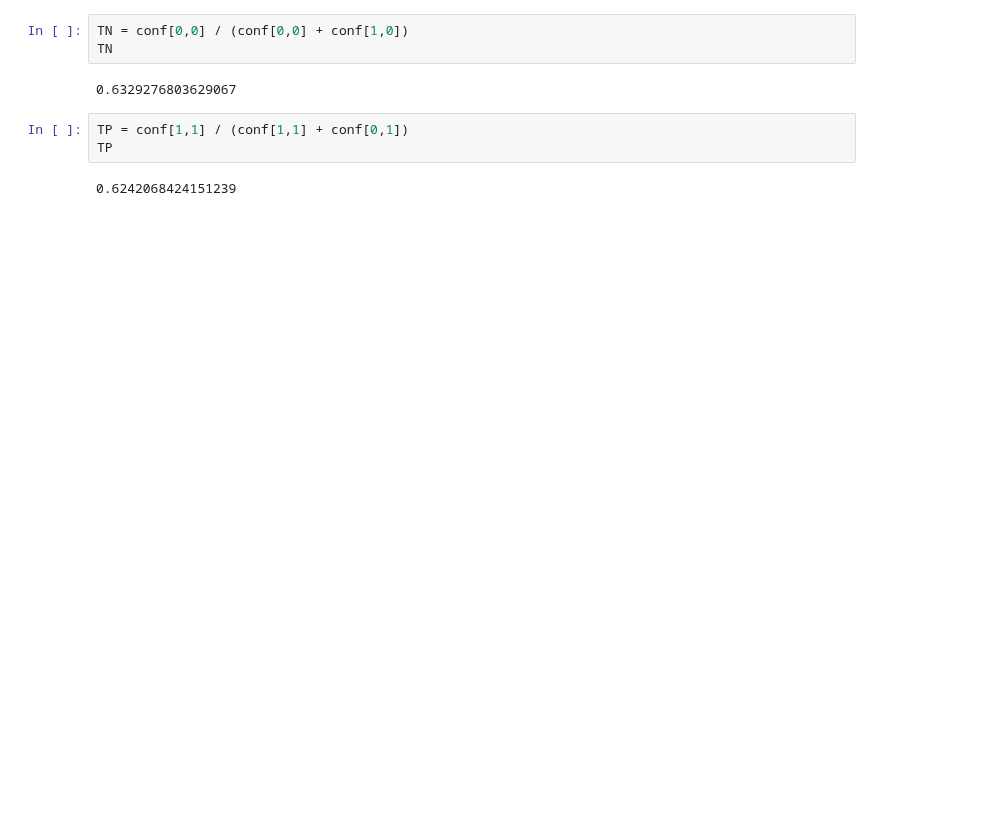
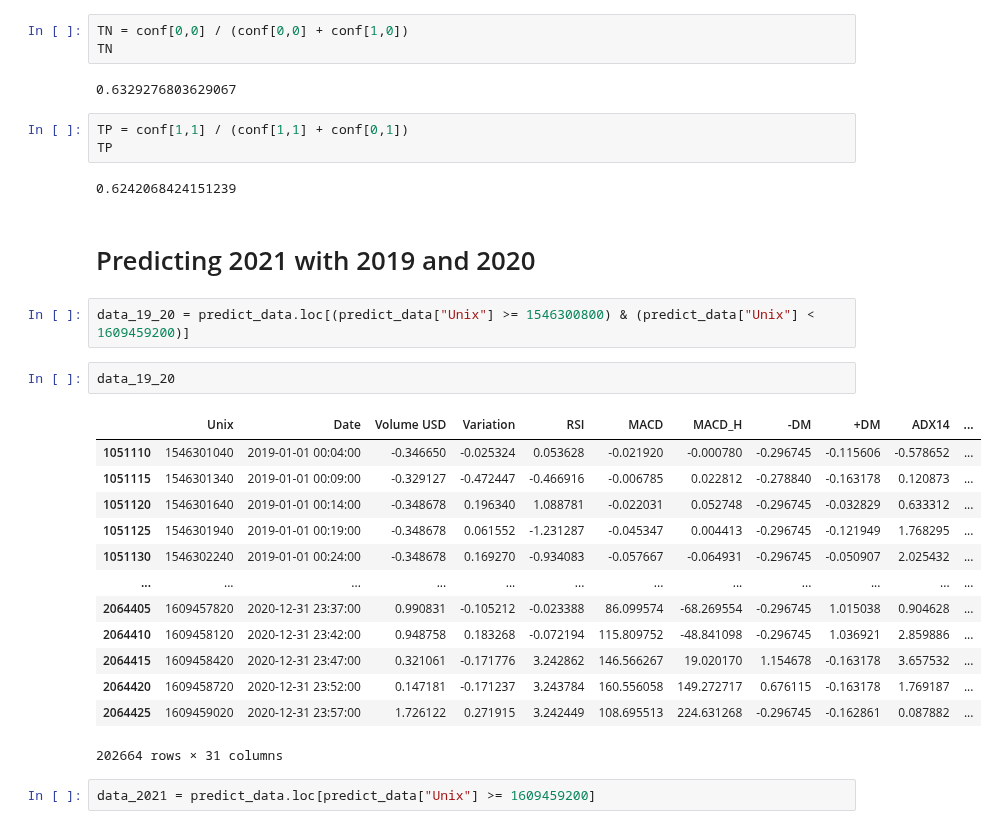
Before and after one commit to Alexis-Fauxbaton/Financial-Predictions, a Jupyter notebook: predict_1m.ipynb, the cells around one changed output. Saved outputs shown, nothing was run; the diff lists cells and outputs as text; blank space fills up the shorter version.

```diff
--- a/predict_1m.ipynb
+++ b/predict_1m.ipynb
@@ -319,3 +354,25 @@ TP = conf[1,1] / (conf[1,1] + conf[0,1])
 TP
 # %% [output]
 0.6242068424151239
+# %% [markdown]
+# Predicting 2021 with 2019 and 2020
+# %%
+data_19_20 = predict_data.loc[(predict_data["Unix"] >= 1546300800) & (predict_data["Unix"] < 1609459200)]
+# %%
+data_19_20
+# %% [output]
+|  | Unix | Date | Volume USD | Variation | RSI | MACD | MACD_H | -DM | +DM | ADX14 | ... |
+| 1051110 | 1546301040 | 2019-01-01 00:04:00 | -0.346650 | -0.025324 | 0.053628 | -0.021920 | -0.000780 | -0.296745 | -0.115606 | -0.578652 | ... |
+| 1051115 | 1546301340 | 2019-01-01 00:09:00 | -0.329127 | -0.472447 | -0.466916 | -0.006785 | 0.022812 | -0.278840 | -0.163178 | 0.120873 | ... |
+| 1051120 | 1546301640 | 2019-01-01 00:14:00 | -0.348678 | 0.196340 | 1.088781 | -0.022031 | 0.052748 | -0.296745 | -0.032829 | 0.633312 | ... |
+| 1051125 | 1546301940 | 2019-01-01 00:19:00 | -0.348678 | 0.061552 | -1.231287 | -0.045347 | 0.004413 | -0.296745 | -0.121949 | 1.768295 | ... |
+| 1051130 | 1546302240 | 2019-01-01 00:24:00 | -0.348678 | 0.169270 | -0.934083 | -0.057667 | -0.064931 | -0.296745 | -0.050907 | 2.025432 | ... |
+| ... | ... | ... | ... | ... | ... | ... | ... | ... | ... | ... | ... |
+| 2064405 | 1609457820 | 2020-12-31 23:37:00 | 0.990831 | -0.105212 | -0.023388 | 86.099574 | -68.269554 | -0.296745 | 1.015038 | 0.904628 | ... |
+| 2064410 | 1609458120 | 2020-12-31 23:42:00 | 0.948758 | 0.183268 | -0.072194 | 115.809752 | -48.841098 | -0.296745 | 1.036921 | 2.859886 | ... |
+| 2064415 | 1609458420 | 2020-12-31 23:47:00 | 0.321061 | -0.171776 | 3.242862 | 146.566267 | 19.020170 | 1.154678 | -0.163178 | 3.657532 | ... |
+| 2064420 | 1609458720 | 2020-12-31 23:52:00 | 0.147181 | -0.171237 | 3.243784 | 160.556058 | 149.272717 | 0.676115 | -0.163178 | 1.769187 | ... |
+| 2064425 | 1609459020 | 2020-12-31 23:57:00 | 1.726122 | 0.271915 | 3.242449 | 108.695513 | 224.631268 | -0.296745 | -0.162861 | 0.087882 | ... |
+202664 rows × 31 columns
+# %%
+data_2021 = predict_data.loc[predict_data["Unix"] >= 1609459200]
```
Also changed, not shown: parts of 15 cells of this notebook, 2 other files.
